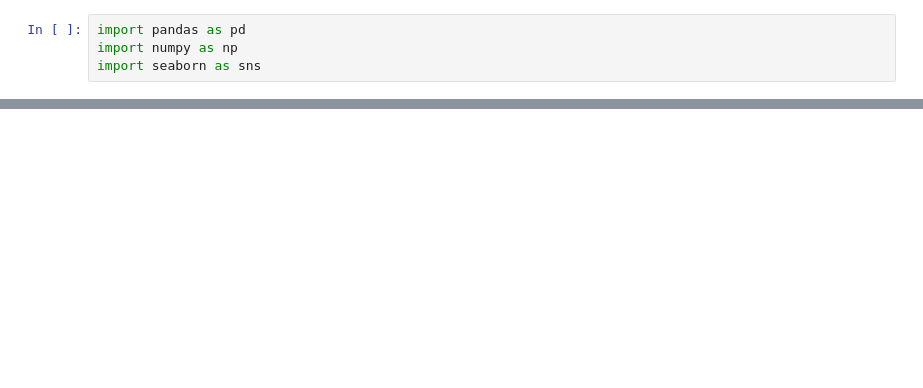
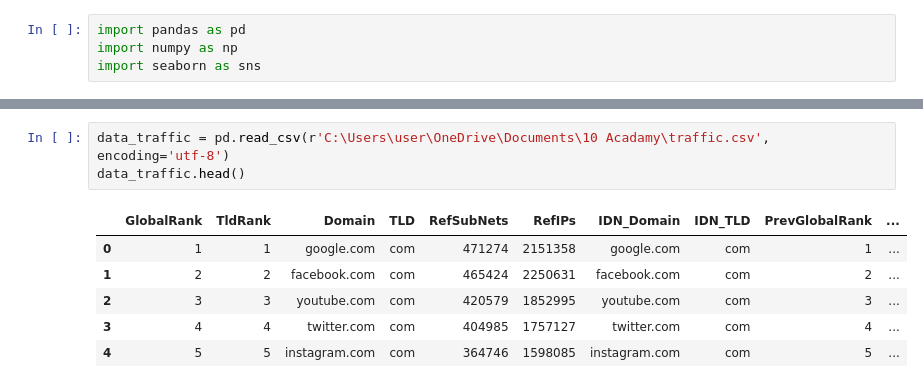
Before and after one commit to JabezETH/JabezETH-news_correlation_10ac_week0-, a Jupyter notebook: Task_1.ipynb, the cells around one changed output, grey strips where cells are left out. Saved outputs shown, nothing was run; the diff lists cells and outputs as text; blank space fills up the shorter version.

```diff
--- a/Task_1.ipynb
+++ b/Task_1.ipynb
@@ -41,0 +139,10 @@ data.head()
+# %%
+data_traffic = pd.read_csv(r'C:\Users\user\OneDrive\Documents\10 Acadamy\traffic.csv', encoding='utf-8')
+data_traffic.head()
+# %% [output]
+|  | GlobalRank | TldRank | Domain | TLD | RefSubNets | RefIPs | IDN_Domain | IDN_TLD | PrevGlobalRank | ... |
+| 0 | 1 | 1 | google.com | com | 471274 | 2151358 | google.com | com | 1 | ... |
+| 1 | 2 | 2 | facebook.com | com | 465424 | 2250631 | facebook.com | com | 2 | ... |
+| 2 | 3 | 3 | youtube.com | com | 420579 | 1852995 | youtube.com | com | 3 | ... |
+| 3 | 4 | 4 | twitter.com | com | 404985 | 1757127 | twitter.com | com | 4 | ... |
+| 4 | 5 | 5 | instagram.com | com | 364746 | 1598085 | instagram.com | com | 5 | ... |
```
Also changed, not shown: parts of 22 cells of this notebook.
